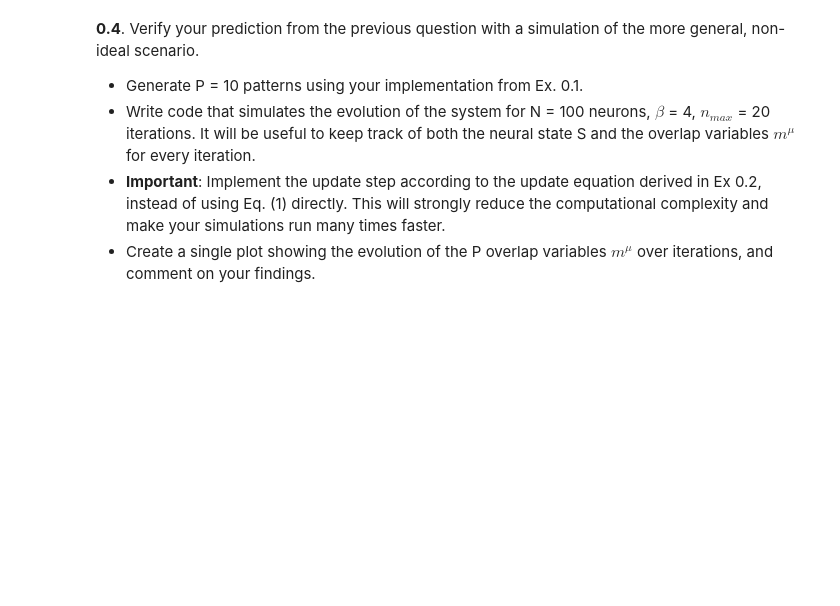
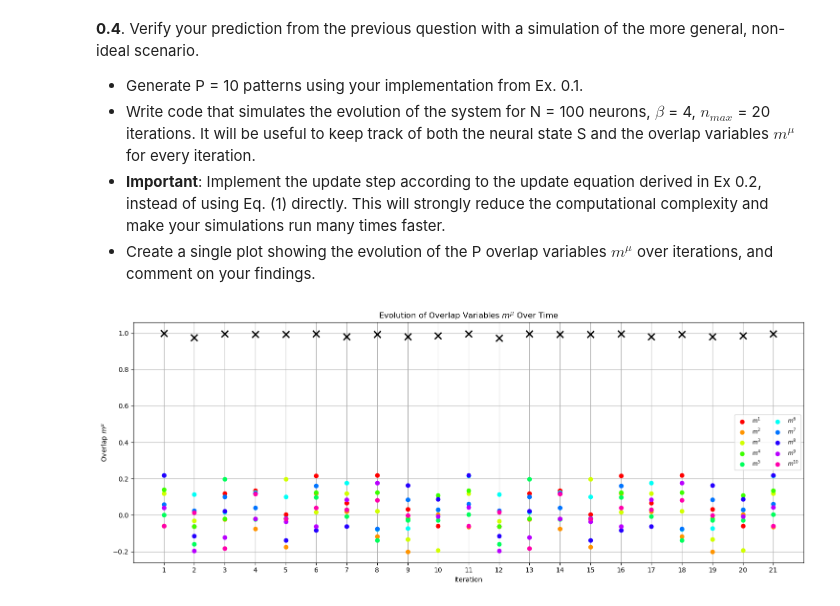
Before and after one commit to frossardr/H-et-R-project, a Jupyter notebook: Cyclic_hopfield_networks.ipynb, the cells around one changed output. Saved outputs shown, nothing was run; the diff lists cells and outputs as text; code cells hidden in the pictures; blank space fills up the shorter version.

```diff
--- a/Cyclic_hopfield_networks.ipynb
+++ b/Cyclic_hopfield_networks.ipynb
@@ -38,8 +38,8 @@ variable is defined as
 def network_patterns(P, N):
     """
     Function that generates random network patterns.
-    Input: P = number of neurons (int)
-           N = number of patterns (int)
+    Input: P = number of patterns (int)
+           N = number of neurons (int)
     Output: A matrix of size (P, N) where each row is a pattern, and each entry is either -1 or 1. (np.ndarray)
     """
     return np.random.choice([-1, 1], size=(P, N))
@@ -143,0 +221,4 @@ Therefore, the cycle repeats indefinitely, meaning the system cycles through the
+# %%
+overlaps_p10 = cyclic_hopfield_simulation(P=10, plot=True)
+# %% [output]
+[figure, added]
```
Also changed, not shown: parts of 11 cells of this notebook.
